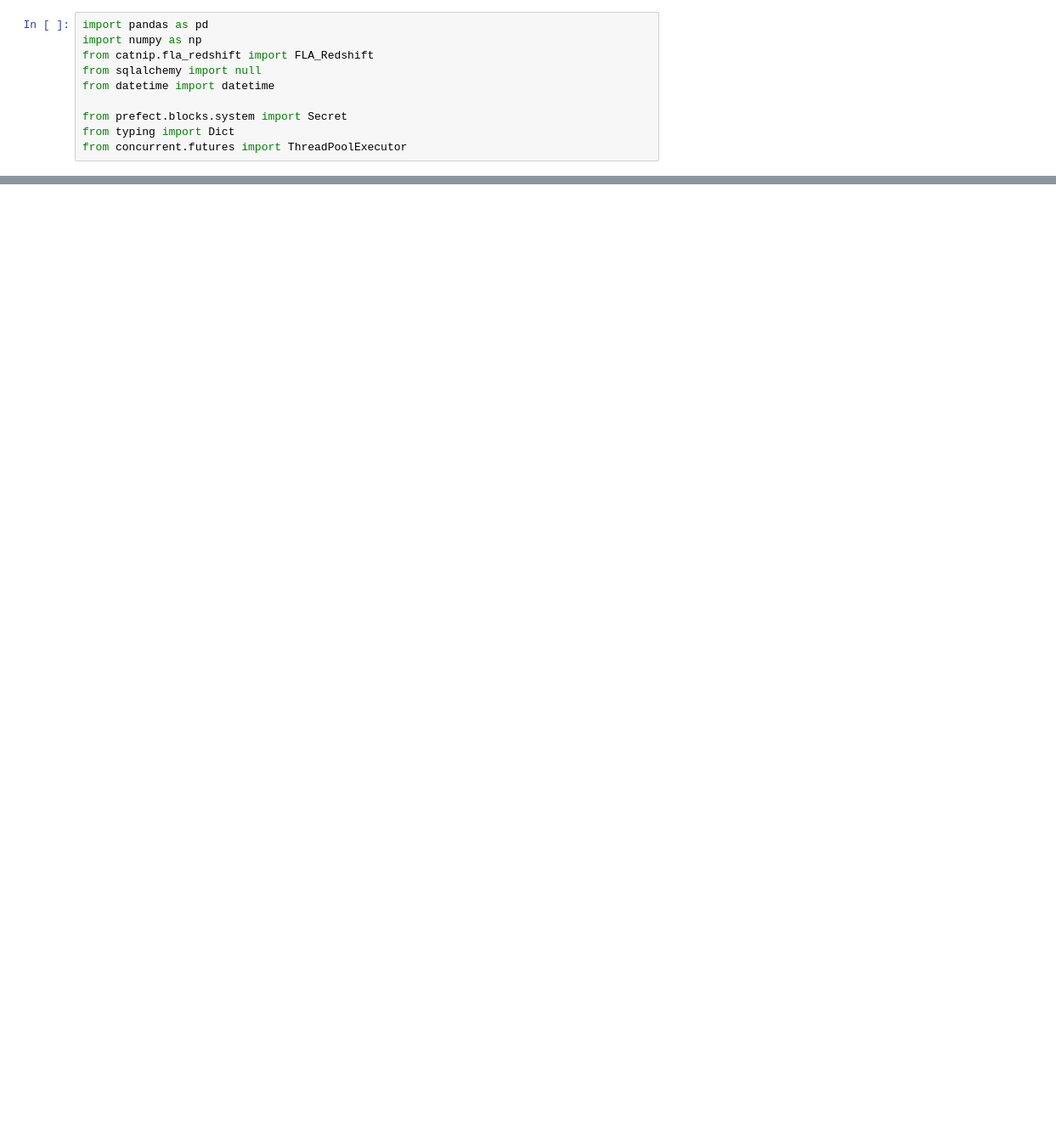
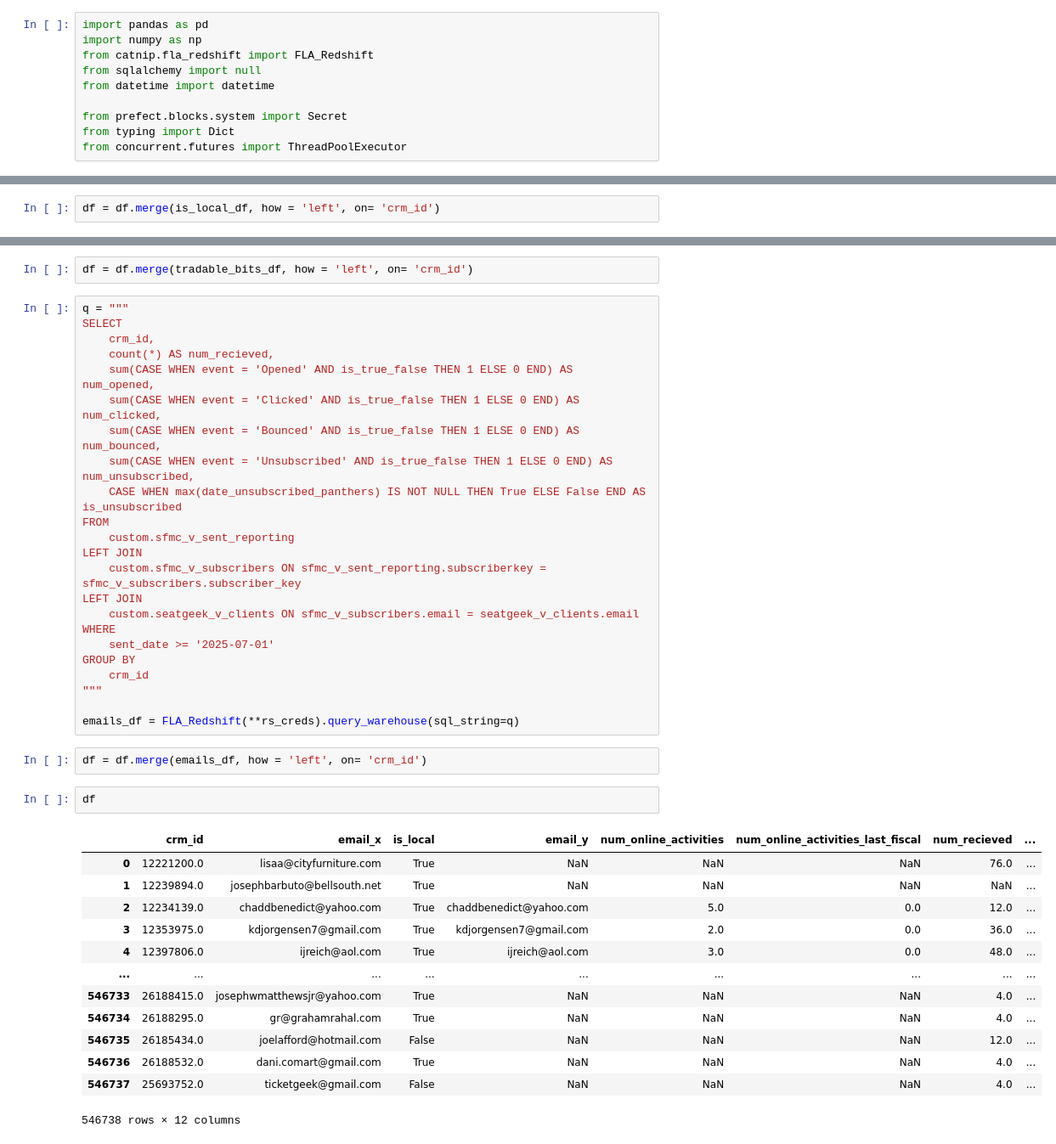
Before and after one commit to riffere-fla/pandas_party, a Jupyter notebook: lead_scoring.ipynb, the cells around one changed output, grey strips where cells are left out. Shown at 85% size. Cells and saved outputs as stored; diff of their text form; blank space fills up the shorter version.

```diff
--- a/lead_scoring.ipynb
+++ b/lead_scoring.ipynb
@@ -59,0 +156,2 @@ with ThreadPoolExecutor(1) as pool:
+# %%
+df = df.merge(is_local_df, how = 'left', on= 'crm_id')
@@ -59,0 +175,43 @@ with ThreadPoolExecutor(1) as pool:
+# %%
+df = df.merge(tradable_bits_df, how = 'left', on= 'crm_id')
+# %%
+q = """
+SELECT
+    crm_id,
+    count(*) AS num_recieved,
+    sum(CASE WHEN event = 'Opened' AND is_true_false THEN 1 ELSE 0 END) AS num_opened,
+    sum(CASE WHEN event = 'Clicked' AND is_true_false THEN 1 ELSE 0 END) AS num_clicked,
+    sum(CASE WHEN event = 'Bounced' AND is_true_false THEN 1 ELSE 0 END) AS num_bounced,
+    sum(CASE WHEN event = 'Unsubscribed' AND is_true_false THEN 1 ELSE 0 END) AS num_unsubscribed,
+    CASE WHEN max(date_unsubscribed_panthers) IS NOT NULL THEN True ELSE False END AS is_unsubscribed
+FROM
+    custom.sfmc_v_sent_reporting
+LEFT JOIN
+    custom.sfmc_v_subscribers ON sfmc_v_sent_reporting.subscriberkey = sfmc_v_subscribers.subscriber_key
+LEFT JOIN
+    custom.seatgeek_v_clients ON sfmc_v_subscribers.email = seatgeek_v_clients.email
+WHERE
+    sent_date >= '2025-07-01'
+GROUP BY
+    crm_id
+"""
+
+emails_df = FLA_Redshift(**rs_creds).query_warehouse(sql_string=q)
+# %%
+df = df.merge(emails_df, how = 'left', on= 'crm_id')
+# %%
+df
+# %% [output]
+|  | crm_id | email_x | is_local | email_y | num_online_activities | num_online_activities_last_fiscal | num_recieved | ... |
+| 0 | 12221200.0 | lisaa@cityfurniture.com | True | NaN | NaN | NaN | 76.0 | ... |
+| 1 | 12239894.0 | josephbarbuto@bellsouth.net | True | NaN | NaN | NaN | NaN | ... |
+| 2 | 12234139.0 | chaddbenedict@yahoo.com | True | chaddbenedict@yahoo.com | 5.0 | 0.0 | 12.0 | ... |
+| 3 | 12353975.0 | kdjorgensen7@gmail.com | True | kdjorgensen7@gmail.com | 2.0 | 0.0 | 36.0 | ... |
+| 4 | 12397806.0 | ijreich@aol.com | True | ijreich@aol.com | 3.0 | 0.0 | 48.0 | ... |
+| ... | ... | ... | ... | ... | ... | ... | ... | ... |
+| 546733 | 26188415.0 | josephwmatthewsjr@yahoo.com | True | NaN | NaN | NaN | 4.0 | ... |
+| 546734 | 26188295.0 | gr@grahamrahal.com | True | NaN | NaN | NaN | 4.0 | ... |
+| 546735 | 26185434.0 | joelafford@hotmail.com | False | NaN | NaN | NaN | 12.0 | ... |
+| 546736 | 26188532.0 | dani.comart@gmail.com | True | NaN | NaN | NaN | 4.0 | ... |
+| 546737 | 25693752.0 | ticketgeek@gmail.com | False | NaN | NaN | NaN | 4.0 | ... |
+546738 rows × 12 columns
```
Also changed, not shown: parts of 10 cells of this notebook, 1 other file.
